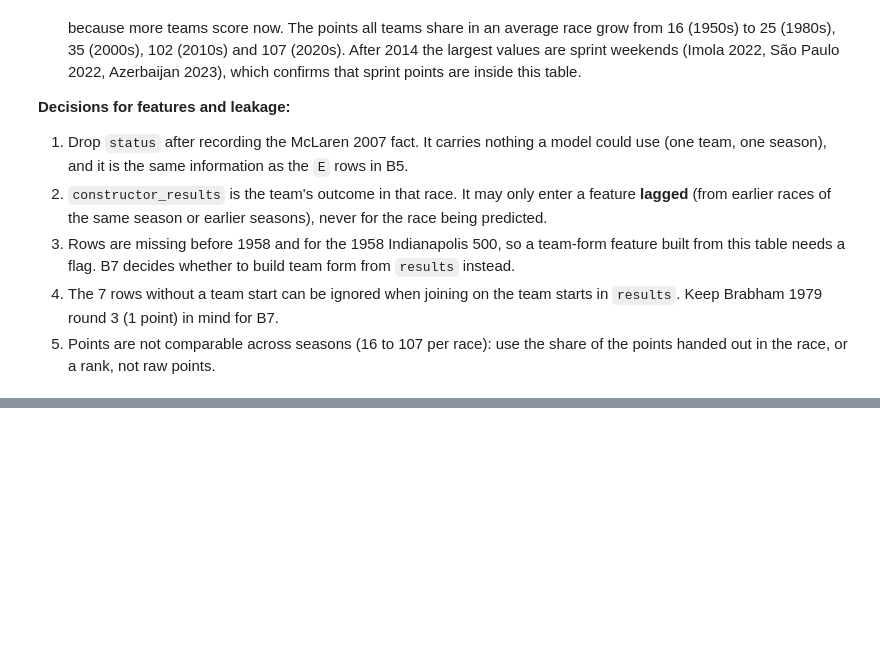
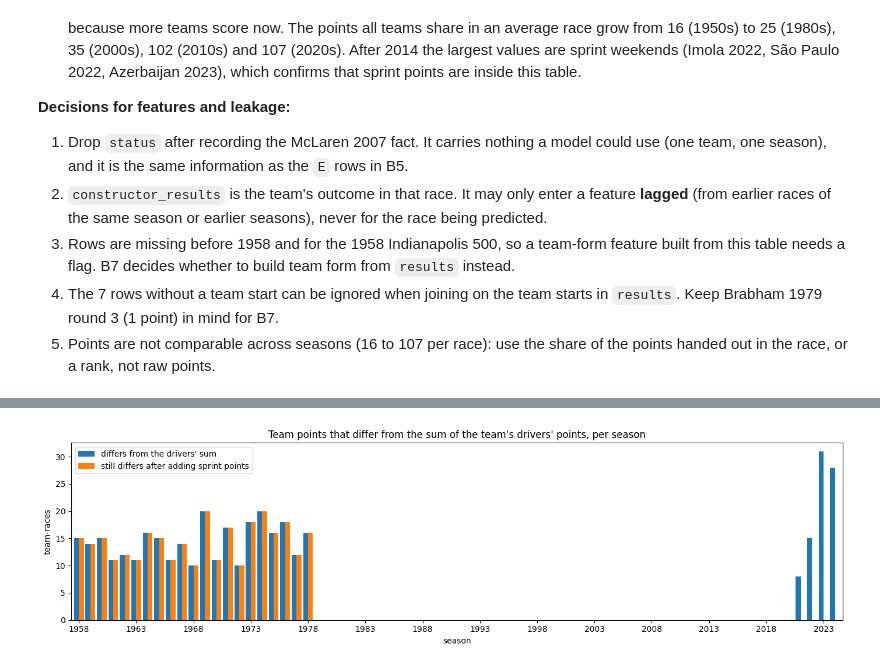
Before and after one commit to sal-tarek/ACL_F1_Predictions, a Jupyter notebook: sasa-dany-ms1-pre-cleaning.ipynb, the cells around one changed output, grey strips where cells are left out. Cells and saved outputs as stored; diff of their text form; code cells hidden in the pictures; blank space fills up the shorter version.

Commit message:
B7: team score equals drivers' sum from 1979 on; 2021-24 differences are all sprint points; 1958-78 only the best car counted; team form should come from results

```diff
--- a/sasa-dany-ms1-pre-cleaning.ipynb
+++ b/sasa-dany-ms1-pre-cleaning.ipynb
@@ -2214,0 +2220,83 @@ Team points handed out per race, average by decade: {1950: 16, 1960: 20, 1970: 2
+# %%
+# ==========================================================================================
+# B7 · constructor_results: does a team's score equal the points of its drivers? Which source should team form use?
+# ==========================================================================================
+
+# Why: team form ("how good is this team right now?") must come from ONE source that means the same thing in every season.
+# constructor_results is the official team score, results has the points of every driver. We measure where they differ and why.
+cr = as_num(raw["constructor_results"])      # exploring copy of constructor_results (raw stays untouched)
+cr["year"] = year_of(cr)
+team = as_num(raw["constructors"]).set_index("constructorId").name
+
+# What the drivers of each team scored in each race (Sunday race, from results)
+rs = results[["raceId", "constructorId", "points", "positionOrder"]].astype({"raceId": int, "constructorId": int, "points": float, "positionOrder": int})
+drivers = rs.groupby(["raceId", "constructorId"]).agg(drivers_sum=("points", "sum"),        # all cars added together
+                                                      best_car=("points", "max"),           # only the best car
+                                                      cars=("points", "size")).reset_index()
+# What the drivers of each team scored in the Saturday sprint (2021 onward)
+sprint = as_num(raw["sprint_results"]).groupby(["raceId", "constructorId"]).points.sum().rename("sprint_sum").reset_index()
+
+j = cr.merge(drivers, on=["raceId", "constructorId"], how="left").merge(sprint, on=["raceId", "constructorId"], how="left")
+j["sprint_sum"] = j.sprint_sum.fillna(0)                                    # no sprint = 0
+print("Rows in constructor_results:", len(j), "| rows with no team start in results (found in B6, left out here):", int(j.drivers_sum.isna().sum()))
+j = j[j.drivers_sum.notna()].copy()                                         # compare only team-races that exist in both tables
+
+# ---------- 1. Does the team score equal the sum of its drivers' points? ----------
+j["same_as_drivers"] = (j.points - j.drivers_sum).abs() < 1e-6
+j["same_with_sprint"] = (j.points - j.drivers_sum - j.sprint_sum).abs() < 1e-6        # a team's sprint points added to its drivers' race points
+print("Team-races compared:", len(j), "| equal to the drivers' sum:", int(j.same_as_drivers.sum()), "(", round(j.same_as_drivers.mean() * 100, 2), "% )",
+      "| equal once sprint points are added:", int(j.same_with_sprint.sum()), "(", round(j.same_with_sprint.mean() * 100, 2), "% )")
+print("Differences from the drivers' sum, by decade:", j[~j.same_as_drivers].groupby(j.year // 10 * 10).size().to_dict())
+print("Differences after adding sprint points, by decade:", j[~j.same_with_sprint].groupby(j.year // 10 * 10).size().to_dict(),
+      "| seasons:", int(j[~j.same_with_sprint].year.min()), "to", int(j[~j.same_with_sprint].year.max()))
+
+# ---------- 2. The 2021-2024 differences: are they all sprints? ----------
+modern = j[j.year >= 2021]
+sprint_rows = modern[modern.sprint_sum > 0]                                  # team-races where the team scored sprint points
+print("Seasons 2021-2024:", len(modern), "team-races | differ from the drivers' sum:", int((~modern.same_as_drivers).sum()),
+      "| team-races with sprint points:", len(sprint_rows), "| equal WITH sprint points:", int(sprint_rows.same_with_sprint.sum()),
+      "| equal WITHOUT them:", int(sprint_rows.same_as_drivers.sum()))
+
+# ---------- 3. The 1958-1978 differences: which rule explains them? ----------
+def reason(r):
+    if abs(r.points - r.drivers_sum - r.sprint_sum) < 1e-6:
+        return "equal to the drivers' sum"
+    if abs(r.points - r.best_car) < 1e-6:
+        return "only the best car counted"
+    if abs(r.points - (r.best_car - 1)) < 1e-6:
+        return "best car minus the fastest-lap point"
+    return "something else"
+old = j[~j.same_with_sprint].copy()                                         # every difference that is left after the sprint is added
+old["reason"] = old.apply(reason, axis=1)
+print("Differences left after the sprint:", len(old), "| team scored LESS than its drivers:", int((old.points < old.drivers_sum).sum()),
+      "| MORE:", int((old.points > old.drivers_sum + old.sprint_sum).sum()))
+display(old.reason.value_counts().rename("rows").to_frame())
+scored = j[(j.year <= 1978) & (j.drivers_sum > 0) & (j.cars >= 2)]          # old seasons, teams with points and at least two cars
+print("1958-1978, teams with 2 or more cars and points:", len(scored), "| equal to the best car:", int(((scored.points - scored.best_car).abs() < 1e-6).sum()),
+      "| equal to the sum of all cars:", int(((scored.points - scored.drivers_sum).abs() < 1e-6).sum()))
+print("From 1979 on: team-races", int((j.year >= 1979).sum()), "| equal to the drivers' sum (+ sprint):", int(j[j.year >= 1979].same_with_sprint.sum()))
+
+# ---------- 4. The excluded team ----------
+mc = j[(j.year == 2007) & (j.constructorId == cr[cr.status.notna()].constructorId.iloc[0])]     # the team with status D (McLaren, 2007)
+print("McLaren 2007:", len(mc), "team-races | equal to the drivers' sum:", int(mc.same_as_drivers.sum()), "| total points:", mc.points.sum(),
+      "(the exclusion from the championship is NOT in these points)")
+
+# ---------- 5. Which source is consistent in every era? ----------
+by_era = pd.DataFrame({"team score = drivers' sum": j.groupby(j.year // 10 * 10).same_as_drivers.mean() * 100,
+                       "team score = drivers' sum + sprint": j.groupby(j.year // 10 * 10).same_with_sprint.mean() * 100}).round(1)
+display(by_era)
+
+# ---------- 6. Plots (saved for the report) ----------
+by_season = pd.DataFrame({"differs from the drivers' sum": j[~j.same_as_drivers].groupby("year").size(),
+                          "still differs after adding sprint points": j[~j.same_with_sprint].groupby("year").size()}).reindex(range(1958, 2025), fill_value=0).fillna(0)
+os.makedirs("figures", exist_ok=True)
+fig, ax = plt.subplots(figsize=(14, 4))
+by_season.plot.bar(ax=ax, width=0.85, title="Team points that differ from the sum of the team's drivers' points, per season")
+ax.set_xlabel("season")
+ax.set_ylabel("team-races")
+ax.set_xticks(range(0, len(by_season), 5))
+ax.set_xticklabels(by_season.index[::5], rotation=0)
+plt.tight_layout()
+plt.savefig("figures/B7_team_vs_drivers_points.png", dpi=120, bbox_inches="tight")
+plt.show()
+# %% [output]
@@ -2214,0 +2327 @@ Team points handed out per race, average by decade: {1950: 16, 1960: 20, 1970: 2
+[figure, added]
```
Also changed, not shown: parts of 3 cells of this notebook.
